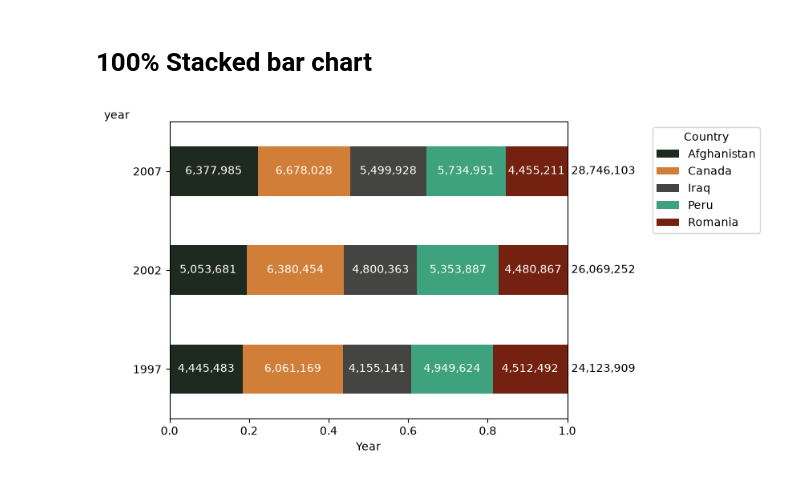
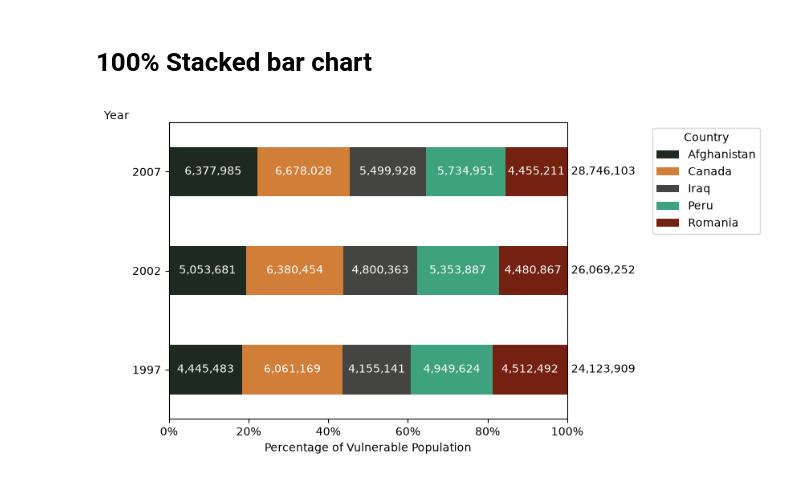
Before and after one commit to ONSdigital/analysis-for-action, a Jupyter notebook: learning_resources/outputs_and_reporting/data_visualisation/basic_data_visualisation/python/making_bar_charts_in_python.ipynb, the cells around one changed output. Cells and saved outputs as stored; diff of their text form; code cells hidden in the pictures.

```diff
--- a/learning_resources/outputs_and_reporting/data_visualisation/basic_data_visualisation/python/making_bar_charts_in_python.ipynb
+++ b/learning_resources/outputs_and_reporting/data_visualisation/basic_data_visualisation/python/making_bar_charts_in_python.ipynb
@@ -472,11 +472,13 @@ vuln_stacked_bar_percent = data.div(data.sum(axis=1), axis=0).plot(
 )
 
 # Add axis titles
-vuln_stacked_bar_percent.set_xlabel("Year")
+vuln_stacked_bar_percent.set_ylabel("Year")
+vuln_stacked_bar_percent.set_xlabel("Percentage of Vulnerable Population")
 
 # Set x-axis to be in range 0-100% and ticks to be at intervals of 20%
 vuln_stacked_bar_percent.set_xlim(0, 1)
 vuln_stacked_bar_percent.set_xticks([0, 0.2, 0.4, 0.6, 0.8, 1])
+vuln_stacked_bar_percent.set_xticklabels(["0%", "20%", "40%", "60%", "80%", "100%"])
 
 # Position the legend outside the plot
 vuln_stacked_bar_percent.legend(
@@ -490,31 +492,31 @@ vuln_stacked_bar_percent.yaxis.label.set_rotation(0)
 vuln_stacked_bar_percent.yaxis.label.set_horizontalalignment('right')
 vuln_stacked_bar_percent.yaxis.label.set_verticalalignment('center')
 vuln_stacked_bar_percent.yaxis.set_label_coords(-0.1, 1.02)
 
 # Create labels at the end of bars showing the total population for each year
 for i, total in enumerate(data.sum(axis=1)):
     vuln_stacked_bar_percent.text(
         1.01,
         i,
         f"{total:,}",
         va="center",
         ha="left"
     )
 
 # Add individual labels for each country showing the vulnerable population of each country for each year
 for j, (_, row) in enumerate(data.iterrows()):
     row_percent = row / row.sum()
     cumulative = 0
     for country, value in row.items():
         width = row_percent[country]
         vuln_stacked_bar_percent.text(
             cumulative + width / 2,
             j,
             f"{value:,}",
             va="center",
             ha="center",
             color="white"
         )
         cumulative += width
 # %% [output]
-[figure, old version]
+[figure, new version]
```
Also changed, not shown: 1 other file.
